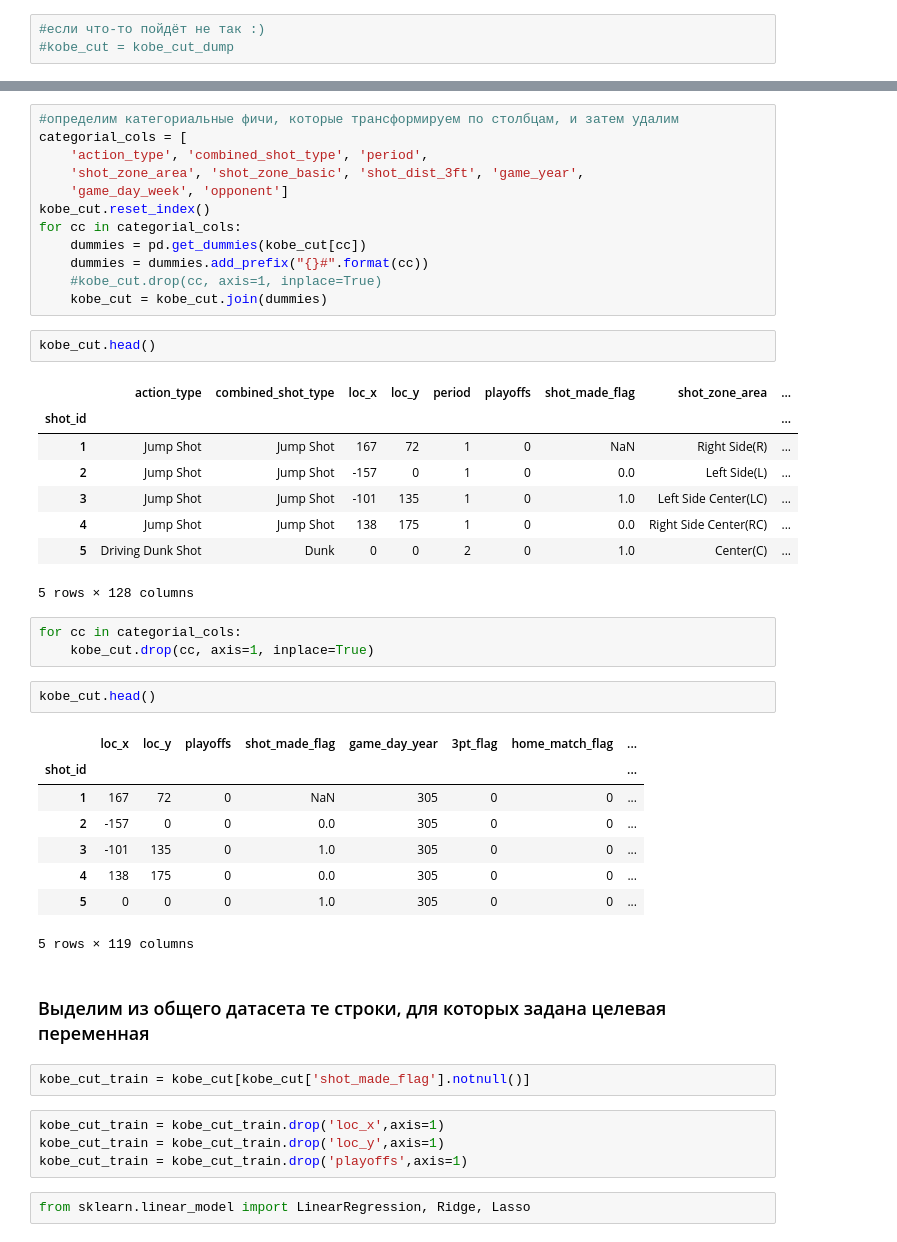
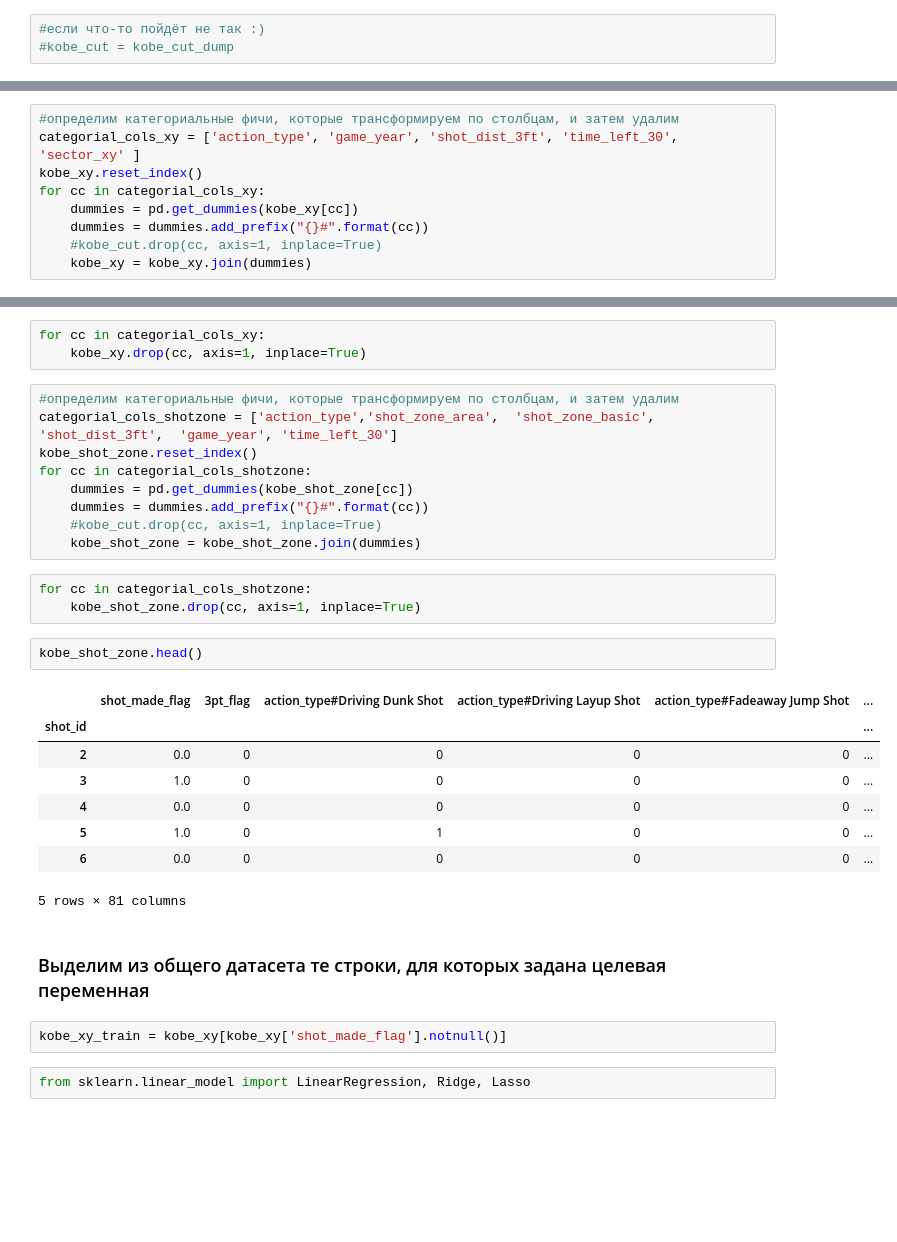
Before and after one commit to Ilmetov/Netology_ilmetov, a Jupyter notebook: Feature_Engeneering/FE 4/ilmetov_HW_2.ipynb, the cells around one changed output, grey strips where cells are left out. Cells and saved outputs as stored; diff of their text form; blank space fills up the shorter version.

```diff
--- a/Feature_Engeneering/FE 4/ilmetov_HW_2.ipynb
+++ b/Feature_Engeneering/FE 4/ilmetov_HW_2.ipynb
@@ -849,0 +919,9 @@ kobe_cut_dump = kobe_cut
+# %%
+#определим категориальные фичи, которые трансформируем по столбцам, и затем удалим
+categorial_cols_xy = ['action_type', 'game_year', 'shot_dist_3ft', 'time_left_30', 'sector_xy' ]
+kobe_xy.reset_index()
+for cc in categorial_cols_xy:
+    dummies = pd.get_dummies(kobe_xy[cc])
+    dummies = dummies.add_prefix("{}#".format(cc))
+    #kobe_cut.drop(cc, axis=1, inplace=True)
+    kobe_xy = kobe_xy.join(dummies)
@@ -850,48 +939,33 @@ kobe_cut_dump = kobe_cut
+# %%
+for cc in categorial_cols_xy:
+    kobe_xy.drop(cc, axis=1, inplace=True)
 # %%
 #определим категориальные фичи, которые трансформируем по столбцам, и затем удалим
-categorial_cols = [
-    'action_type', 'combined_shot_type', 'period',
-    'shot_zone_area', 'shot_zone_basic', 'shot_dist_3ft', 'game_year',
-    'game_day_week', 'opponent']
-kobe_cut.reset_index()
-for cc in categorial_cols:
-    dummies = pd.get_dummies(kobe_cut[cc])
+categorial_cols_shotzone = ['action_type','shot_zone_area',  'shot_zone_basic', 'shot_dist_3ft',  'game_year', 'time_left_30']
+kobe_shot_zone.reset_index()
+for cc in categorial_cols_shotzone:
+    dummies = pd.get_dummies(kobe_shot_zone[cc])
     dummies = dummies.add_prefix("{}#".format(cc))
     #kobe_cut.drop(cc, axis=1, inplace=True)
-    kobe_cut = kobe_cut.join(dummies)
+    kobe_shot_zone = kobe_shot_zone.join(dummies)
+# %%
+for cc in categorial_cols_shotzone:
+    kobe_shot_zone.drop(cc, axis=1, inplace=True)
 # %%
-kobe_cut.head()
+kobe_shot_zone.head()
 # %% [output]
-|  | action_type | combined_shot_type | loc_x | loc_y | period | playoffs | shot_made_flag | shot_zone_area | ... |
-| shot_id |  |  |  |  |  |  |  |  | ... |
-| 1 | Jump Shot | Jump Shot | 167 | 72 | 1 | 0 | NaN | Right Side(R) | ... |
-| 2 | Jump Shot | Jump Shot | -157 | 0 | 1 | 0 | 0.0 | Left Side(L) | ... |
-| 3 | Jump Shot | Jump Shot | -101 | 135 | 1 | 0 | 1.0 | Left Side Center(LC) | ... |
-| 4 | Jump Shot | Jump Shot | 138 | 175 | 1 | 0 | 0.0 | Right Side Center(RC) | ... |
-| 5 | Driving Dunk Shot | Dunk | 0 | 0 | 2 | 0 | 1.0 | Center(C) | ... |
+|  | shot_made_flag | 3pt_flag | action_type#Driving Dunk Shot | action_type#Driving Layup Shot | action_type#Fadeaway Jump Shot | ... |
+| shot_id |  |  |  |  |  | ... |
+| 2 | 0.0 | 0 | 0 | 0 | 0 | ... |
+| 3 | 1.0 | 0 | 0 | 0 | 0 | ... |
+| 4 | 0.0 | 0 | 0 | 0 | 0 | ... |
+| 5 | 1.0 | 0 | 1 | 0 | 0 | ... |
+| 6 | 0.0 | 0 | 0 | 0 | 0 | ... |
-5 rows × 128 columns
+5 rows × 81 columns
-# %%
-for cc in categorial_cols:
-    kobe_cut.drop(cc, axis=1, inplace=True)
-# %%
-kobe_cut.head()
-# %% [output]
-|  | loc_x | loc_y | playoffs | shot_made_flag | game_day_year | 3pt_flag | home_match_flag | ... |
-| shot_id |  |  |  |  |  |  |  | ... |
-| 1 | 167 | 72 | 0 | NaN | 305 | 0 | 0 | ... |
-| 2 | -157 | 0 | 0 | 0.0 | 305 | 0 | 0 | ... |
-| 3 | -101 | 135 | 0 | 1.0 | 305 | 0 | 0 | ... |
-| 4 | 138 | 175 | 0 | 0.0 | 305 | 0 | 0 | ... |
-| 5 | 0 | 0 | 0 | 1.0 | 305 | 0 | 0 | ... |
-5 rows × 119 columns
 # %% [markdown]
 ### Выделим из общего датасета те строки, для которых задана целевая переменная
-# %%
-kobe_cut_train = kobe_cut[kobe_cut['shot_made_flag'].notnull()]
-# %%
-kobe_cut_train = kobe_cut_train.drop('loc_x',axis=1)
-kobe_cut_train = kobe_cut_train.drop('loc_y',axis=1)
-kobe_cut_train = kobe_cut_train.drop('playoffs',axis=1)
+# %%
+kobe_xy_train = kobe_xy[kobe_xy['shot_made_flag'].notnull()]
 # %%
 from sklearn.linear_model import LinearRegression, Ridge, Lasso
 # %%
```
Also changed, not shown: parts of 25 cells of this notebook.
